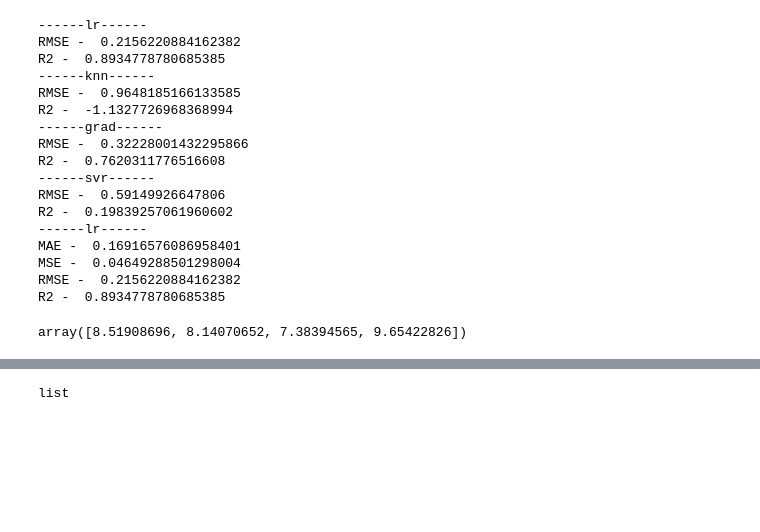
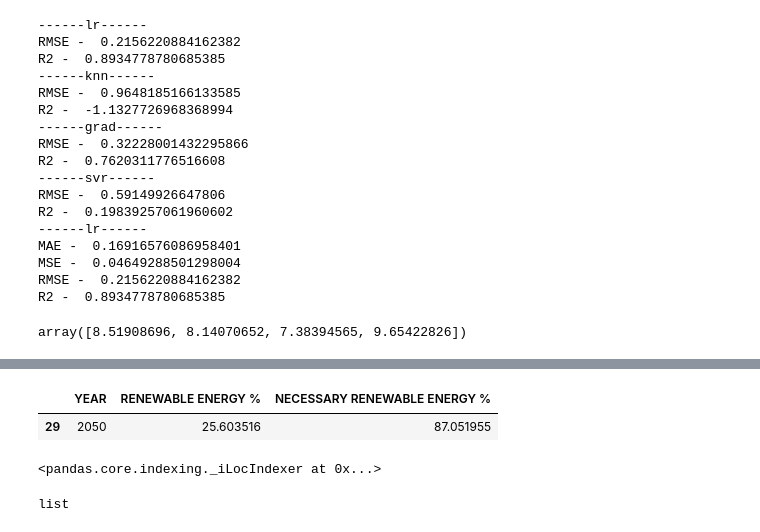
Before and after one commit to MaxTabo/Final_Project, a Jupyter notebook: FINAL TEST.ipynb, the cells around one changed output, grey strips where cells are left out. Drawn from its saved outputs; the diff is of its cells as text; code cells hidden in the pictures; blank space fills up the shorter version.

```diff
--- a/FINAL TEST.ipynb
+++ b/FINAL TEST.ipynb
@@ -259,3 +243,12 @@ pred
+# %%
+pred.loc[pred['YEAR'] == 2050]
+# %% [output]
+|  | YEAR | RENEWABLE ENERGY % | NECESSARY RENEWABLE ENERGY % |
+| 29 | 2050 | 25.603516 | 87.051955 |
+# %%
+y
+# %% [output]
+<pandas.core.indexing._iLocIndexer at 0x...>
 # %%
 lr.coef_=([0.8032967])
 # %% [output]
```
Also changed, not shown: parts of 5 cells of this notebook, 14 other files.
